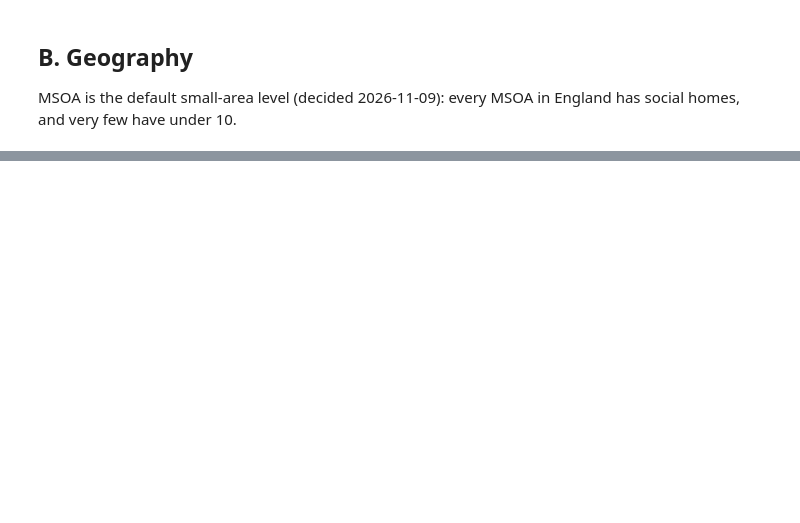
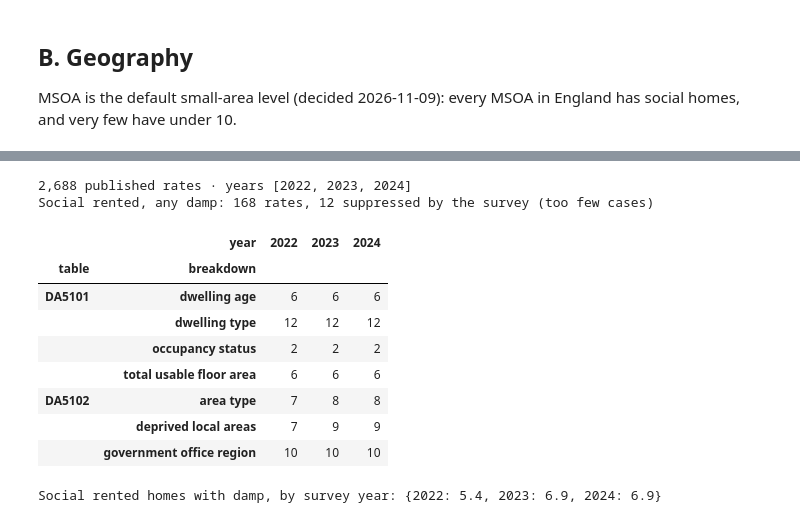
Before and after one commit to BHobbs-0/damp-risk, a Jupyter notebook: notebooks/01_data_audit.ipynb, the cells around one changed output, grey strips where cells are left out. Drawn from its saved outputs; the diff is of its cells as text; code cells hidden in the pictures; blank space fills up the shorter version.

```diff
--- a/notebooks/01_data_audit.ipynb
+++ b/notebooks/01_data_audit.ipynb
@@ -128,0 +163,24 @@ When UK Data Service access is approved:
+# %%
+rates = pd.read_parquet(ROOT / "data/interim/ehs_tables/damp_rates.parquet")
+social = rates[(rates.tenure == "social_rented") & (rates.damp_type == "any")]
+print(f"{len(rates):,} published rates · years {sorted(int(y) for y in rates.year.unique())}")
+print(f"Social rented, any damp: {len(social)} rates, {social.rate.isna().sum()} suppressed by the survey (too few cases)")
+social.pivot_table(index=["table", "breakdown"], columns="year", values="rate", aggfunc="count")
+# %% [output]
+2,688 published rates · years [2022, 2023, 2024]
+Social rented, any damp: 168 rates, 12 suppressed by the survey (too few cases)
+|  | year | 2022 | 2023 | 2024 |
+| table | breakdown |  |  |  |
+| DA5101 | dwelling age | 6 | 6 | 6 |
+|  | dwelling type | 12 | 12 | 12 |
+|  | occupancy status | 2 | 2 | 2 |
+|  | total usable floor area | 6 | 6 | 6 |
+| DA5102 | area type | 7 | 8 | 8 |
+|  | deprived local areas | 7 | 9 | 9 |
+|  | government office region | 10 | 10 | 10 |
+# %%
+# The national total row ("all dwellings") sits under the last breakdown of each table, so select it by category
+overall = social[(social.table == "DA5101") & (social.category == "all dwellings")].groupby("year").rate.first()
+print("Social rented homes with damp, by survey year:", {int(y): round(r, 1) for y, r in overall.items()})
+# %% [output]
+Social rented homes with damp, by survey year: {2022: 5.4, 2023: 6.9, 2024: 6.9}
```
Also changed, not shown: parts of 9 cells of this notebook, 10 other files.
